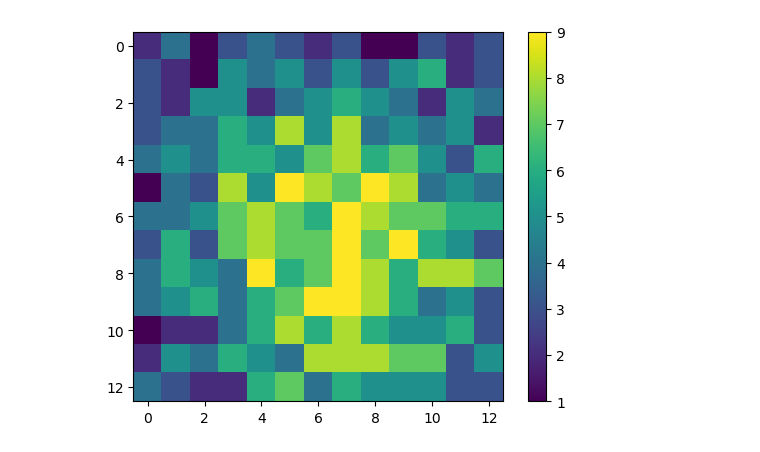
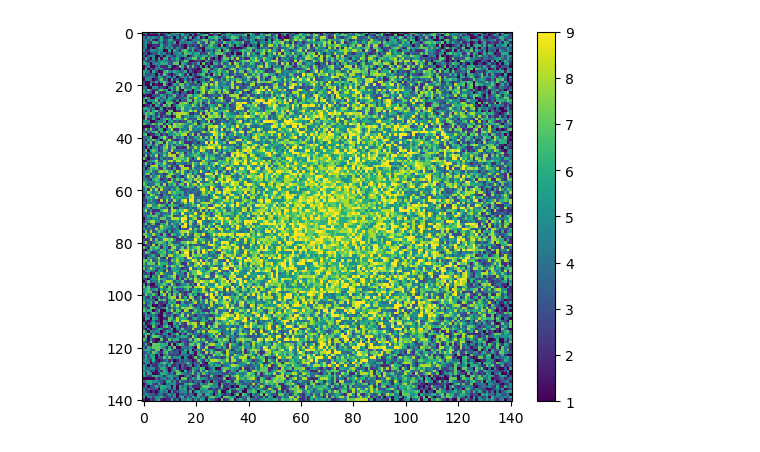
Before and after one commit to Qloozen/AdventOfCode, a Jupyter notebook: 2023/day-17/heatmap.ipynb, the cells around one changed output. Cells and saved outputs as stored; diff of their text form; code cells hidden in the pictures.

```diff
--- a/2023/day-17/heatmap.ipynb
+++ b/2023/day-17/heatmap.ipynb
@@ -1,11 +1,11 @@
 # %%
 import matplotlib.pyplot as plt
 
-with open("ex.txt") as f:
+with open("input.txt") as f:
   input = [[int(char) for char in line] for line in f.read().splitlines()]
 
 plt.imshow(input, cmap='viridis', interpolation='nearest')
 plt.colorbar()
 plt.show()
 # %% [output]
-[figure, old version]
+[figure, new version]
```
